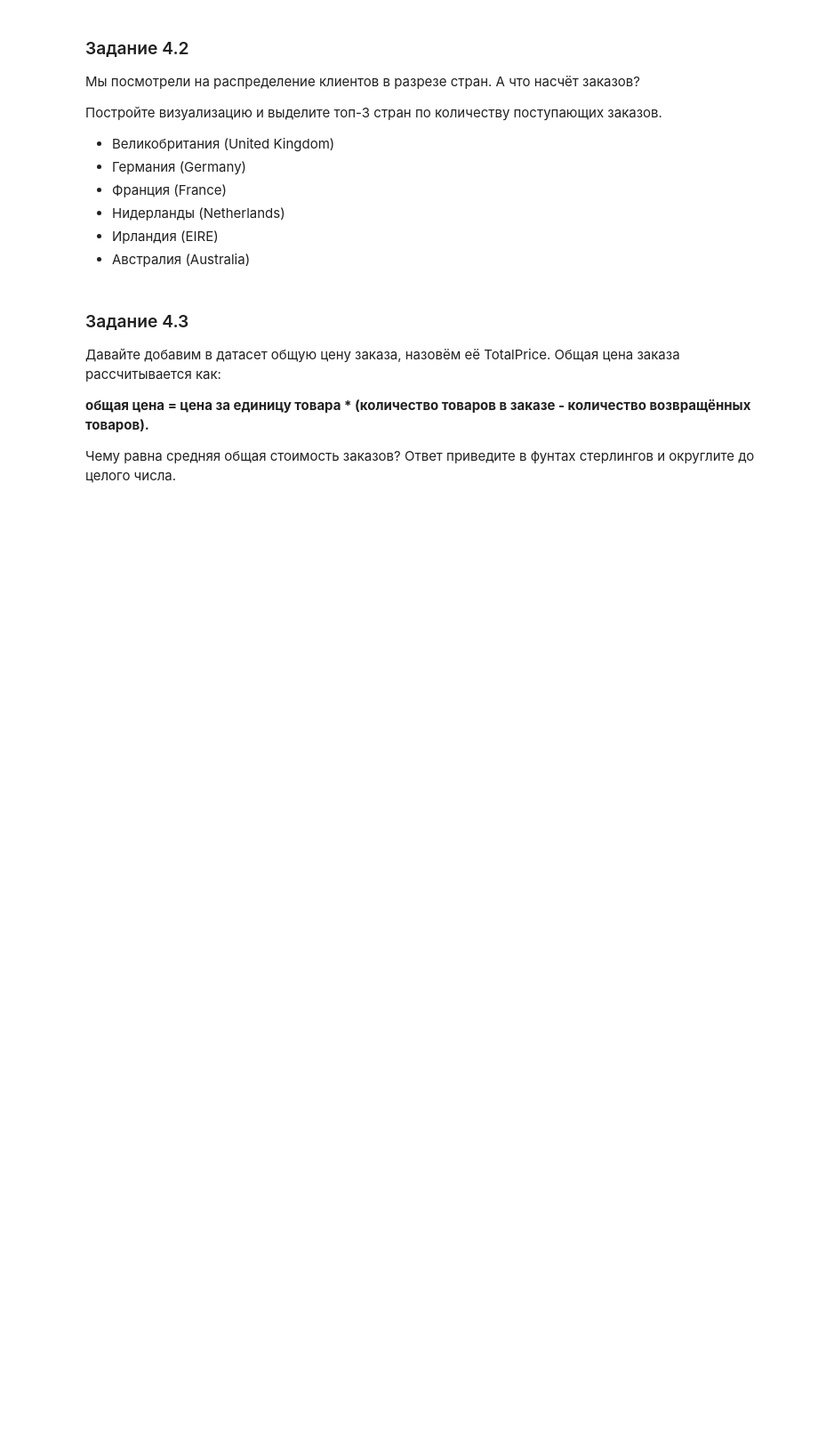
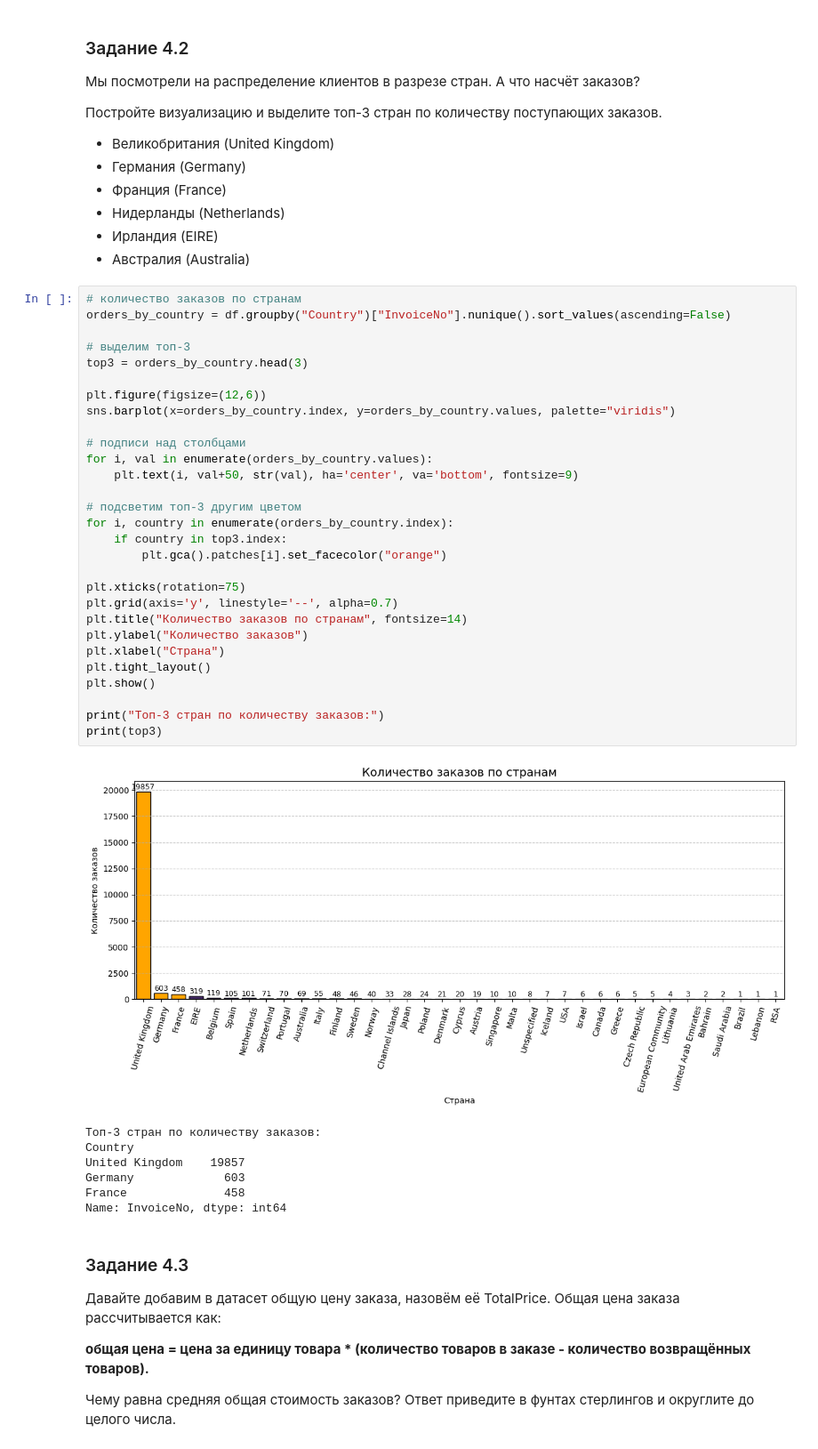
Before and after one commit to dafe1988/SF-DSPR-174, a Jupyter notebook: PROJECT-6/Project-6._Ноутбук-шаблон.ipynb, the cells around one changed output. Shown at 89% size. Cells and saved outputs as stored; diff of their text form; blank space fills up the shorter version.

```diff
--- a/PROJECT-6/Project-6._Ноутбук-шаблон.ipynb
+++ b/PROJECT-6/Project-6._Ноутбук-шаблон.ipynb
@@ -608,6 +636,43 @@ print("Осталось записей:", len(data_clean_final))
 * Нидерланды (Netherlands)
 * Ирландия (EIRE)
 * Австралия (Australia)
+# %%
+# количество заказов по странам
+orders_by_country = df.groupby("Country")["InvoiceNo"].nunique().sort_values(ascending=False)
+
+# выделим топ-3
+top3 = orders_by_country.head(3)
+
+plt.figure(figsize=(12,6))
+sns.barplot(x=orders_by_country.index, y=orders_by_country.values, palette="viridis")
+
+# подписи над столбцами
+for i, val in enumerate(orders_by_country.values):
+    plt.text(i, val+50, str(val), ha='center', va='bottom', fontsize=9)
+
+# подсветим топ-3 другим цветом
+for i, country in enumerate(orders_by_country.index):
+    if country in top3.index:
+        plt.gca().patches[i].set_facecolor("orange")
+
+plt.xticks(rotation=75)
+plt.grid(axis='y', linestyle='--', alpha=0.7)
+plt.title("Количество заказов по странам", fontsize=14)
+plt.ylabel("Количество заказов")
+plt.xlabel("Страна")
+plt.tight_layout()
+plt.show()
+
+print("Топ-3 стран по количеству заказов:")
+print(top3)
+# %% [output]
+[figure, added]
+Топ-3 стран по количеству заказов:
+Country
+United Kingdom    19857
+Germany             603
+France              458
+Name: InvoiceNo, dtype: int64
 # %% [markdown]
 ### Задание 4.3
 Давайте добавим в датасет общую цену заказа, назовём её TotalPrice.
```
Also changed, not shown: parts of 34 cells of this notebook, 3 other files.
